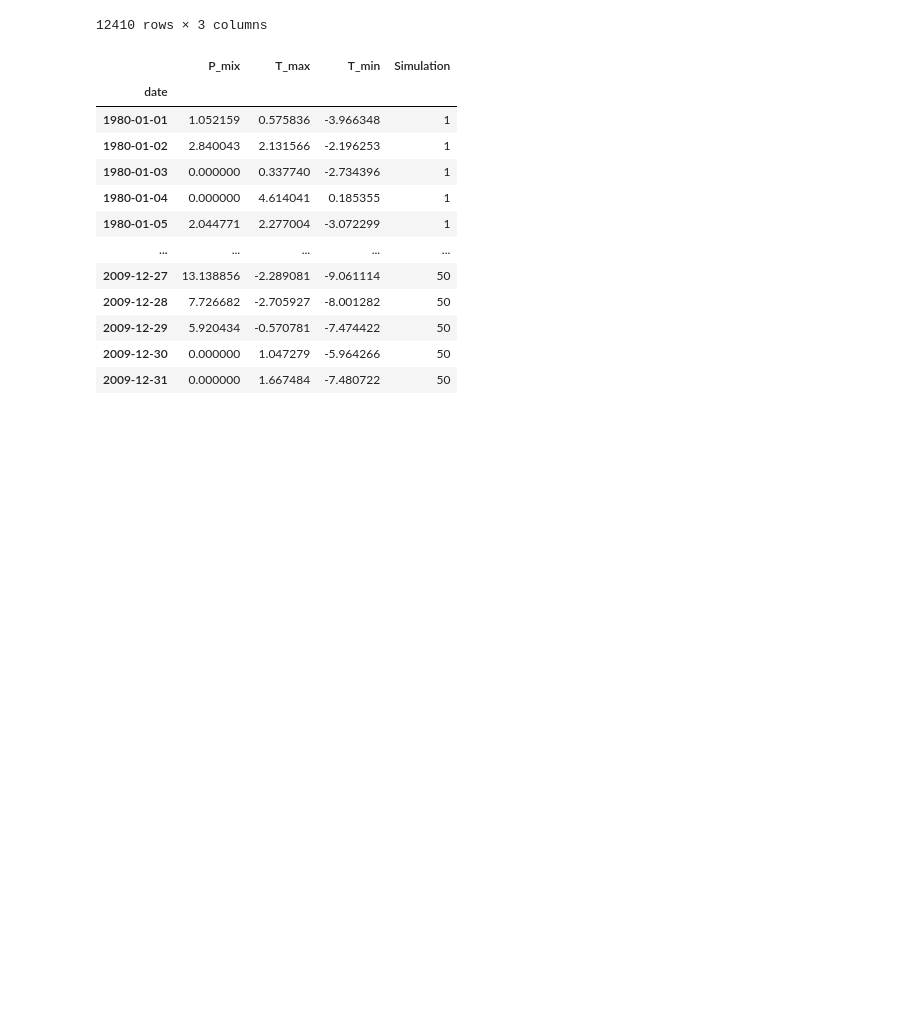
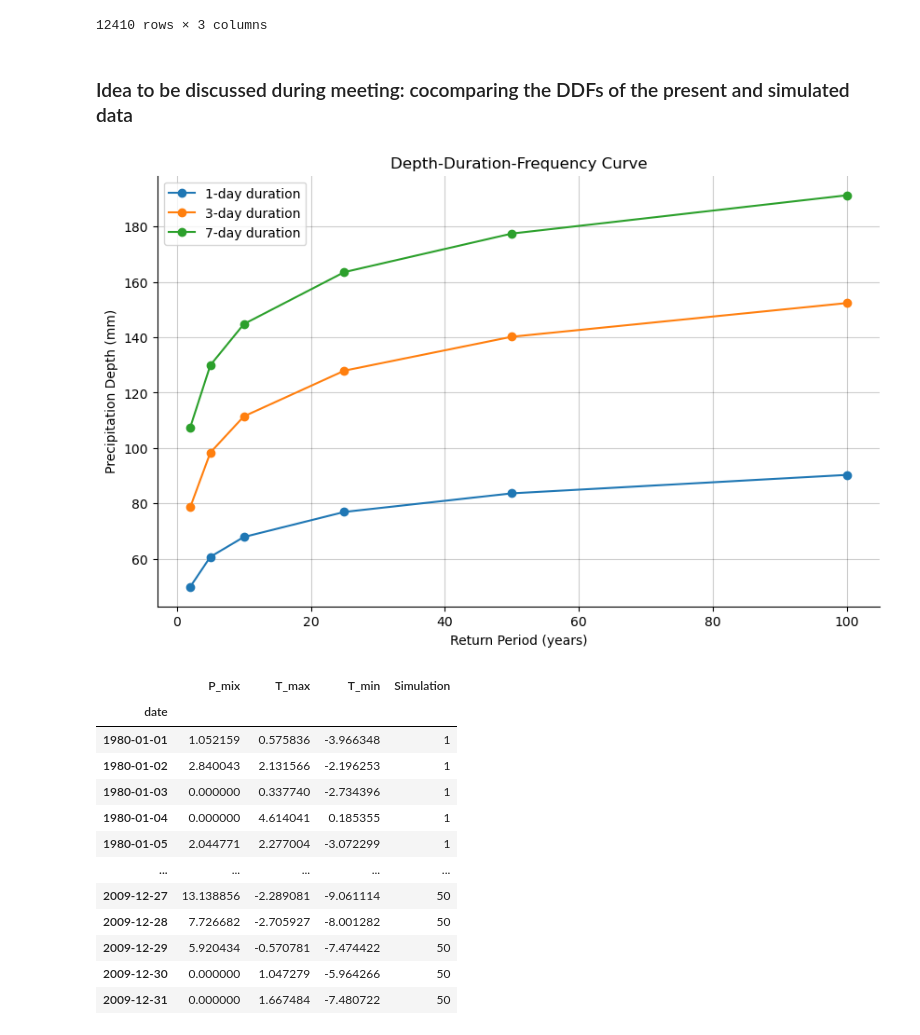
Before and after one commit to CooperBigFoot/climate-impacts, a Jupyter notebook: code/eda.ipynb, the cells around one changed output. Saved outputs shown, nothing was run; the diff lists cells and outputs as text; code cells hidden in the pictures; blank space fills up the shorter version.

Commit message:
add function to plot Depth Duration Frequency curve

```diff
--- a/code/eda.ipynb
+++ b/code/eda.ipynb
@@ -176,6 +176,12 @@ processed_present_data
 | 2019-12-30 | 0.0 | 7.8 | 1.1 |
 | 2019-12-31 | 0.0 | 8.1 | 1.7 |
 12410 rows × 3 columns
+# %% [markdown]
+### Idea to be discussed during meeting: cocomparing the DDFs of the present and simulated data
+# %%
+cs.plot_ddf(processed_present_data)
+# %% [output]
+[figure, added]
 # %%
 processed_exp_first_data
 # %% [output]
```
Also changed, not shown: 2 other files.
